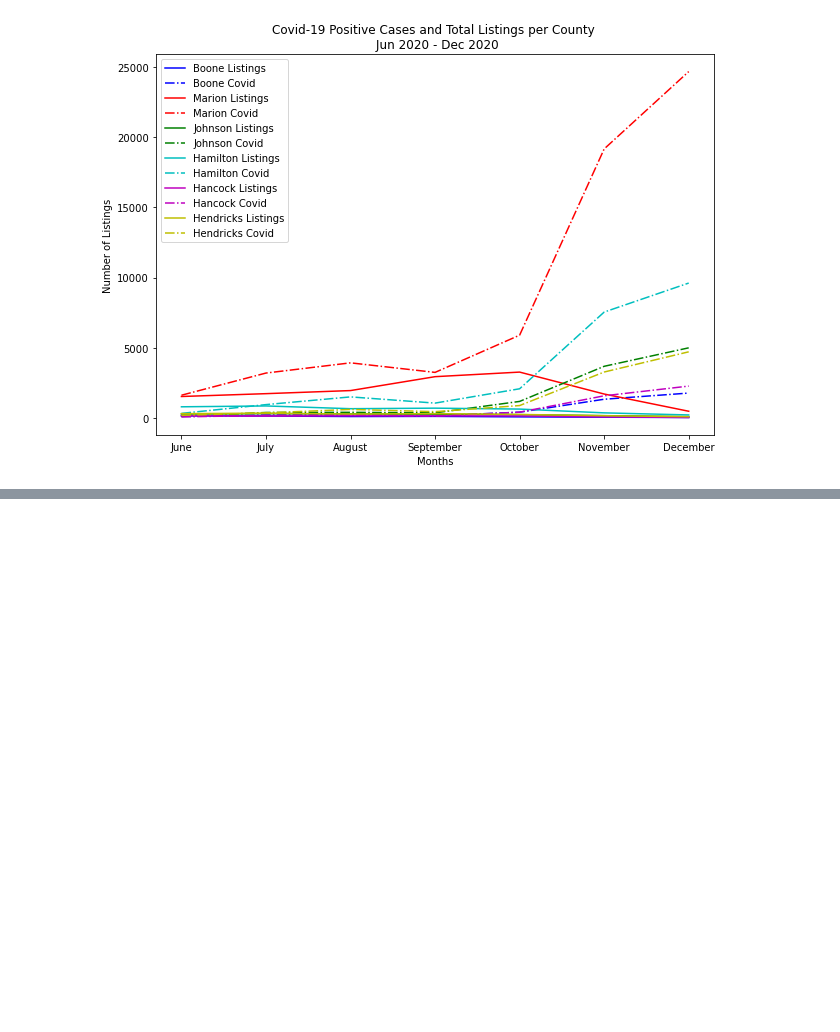
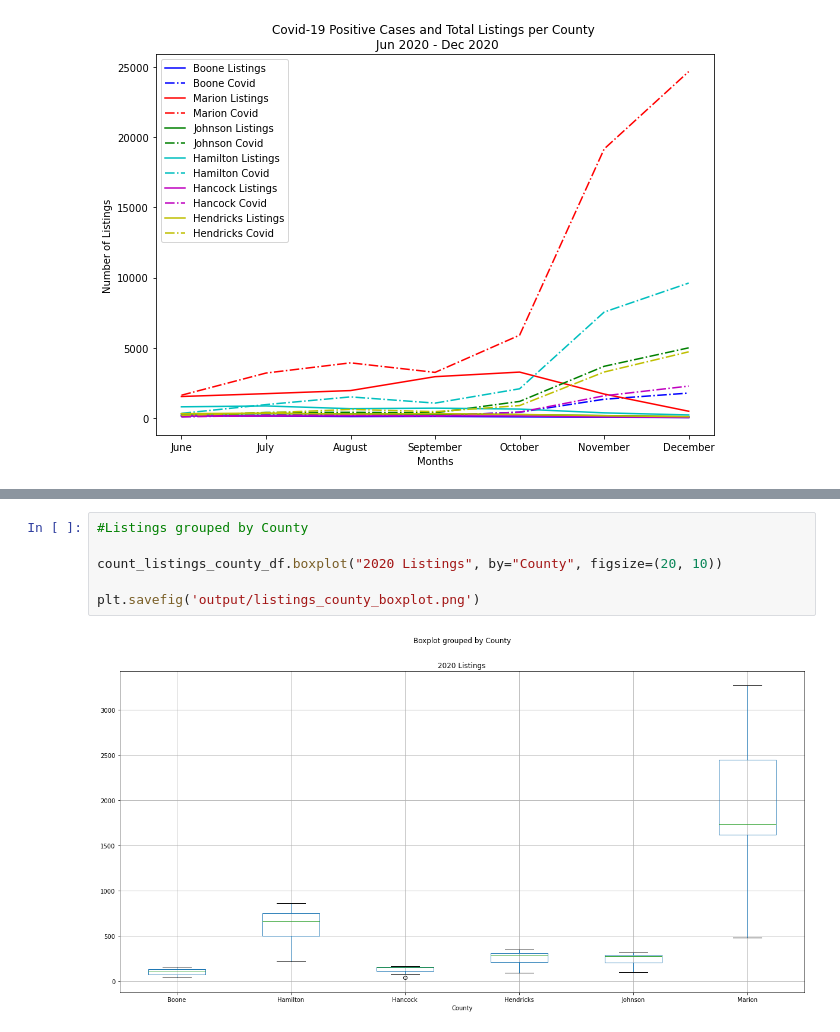
Before and after one commit to c-kleerun/COVID-Housing-Comparison, a Jupyter notebook: Covid-Housing-Analysis.ipynb, the cells around one changed output, grey strips where cells are left out. Drawn from its saved outputs; the diff is of its cells as text; blank space fills up the shorter version.

```diff
--- a/Covid-Housing-Analysis.ipynb
+++ b/Covid-Housing-Analysis.ipynb
@@ -405,0 +503,8 @@ plt.show()
+# %%
+#Listings grouped by County
+
+count_listings_county_df.boxplot("2020 Listings", by="County", figsize=(20, 10))
+
+plt.savefig('output/listings_county_boxplot.png')
+# %% [output]
+[figure, added]
```
Also changed, not shown: parts of 12 cells of this notebook, 7 other files.
